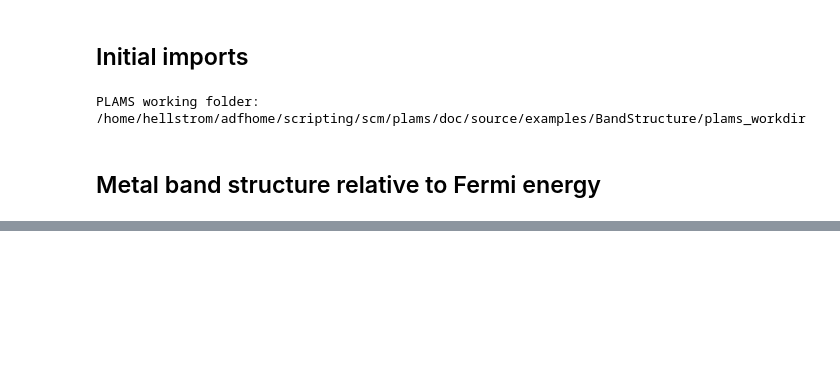
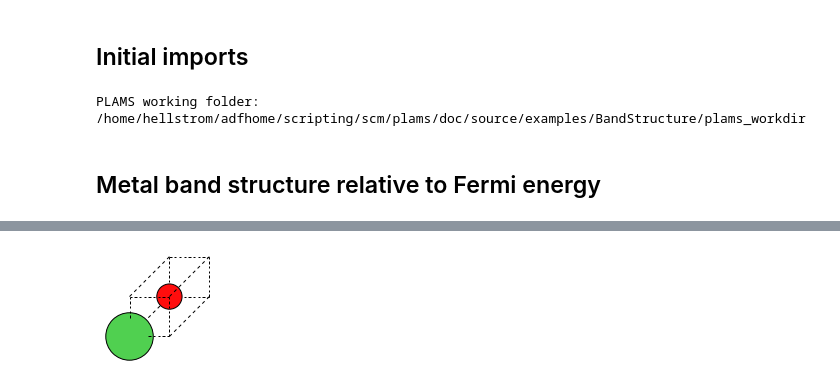
Before and after one commit to patrickmelix/PLAMS, a Jupyter notebook: doc/source/examples/BandStructure/BandStructureExample.ipynb, the cells around one changed output, grey strips where cells are left out. Drawn from its saved outputs; the diff is of its cells as text; code cells hidden in the pictures; blank space fills up the shorter version.

```diff
--- a/doc/source/examples/BandStructure/BandStructureExample.ipynb
+++ b/doc/source/examples/BandStructure/BandStructureExample.ipynb
@@ -66,0 +79,9 @@ plt.show()
+# %%
+d =  2.085
+mol = Molecule()
+mol.add_atom(Atom(symbol='Ni', coords=(0, 0, 0)))
+mol.add_atom(Atom(symbol='O', coords=(d, d, d)))
+mol.lattice = [[0.0, d, d], [d, 0.0, d], [d, d, 0.0]]
+plot_molecule(mol)
+# %% [output]
+[figure, added]
```
Also changed, not shown: parts of 12 cells of this notebook, 10 other files.
